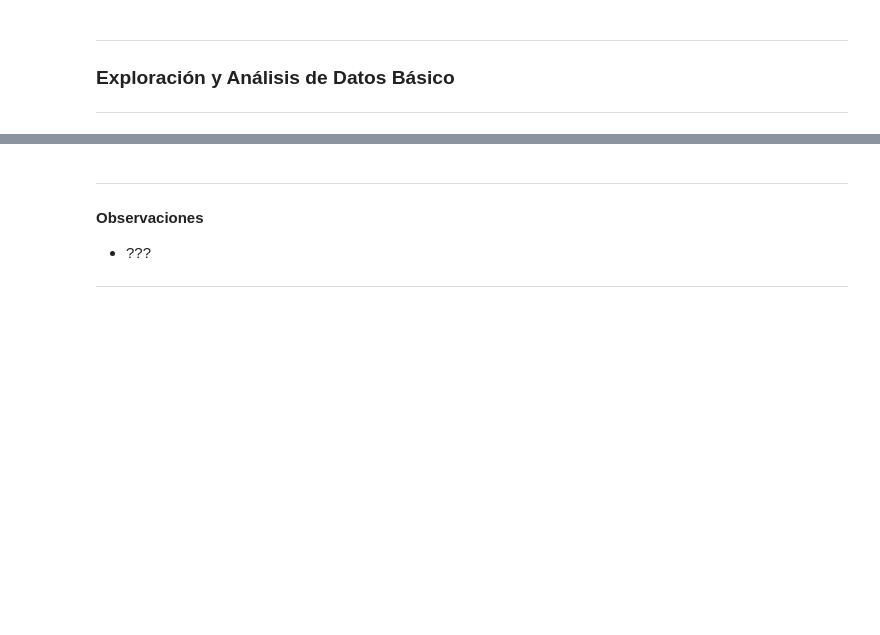
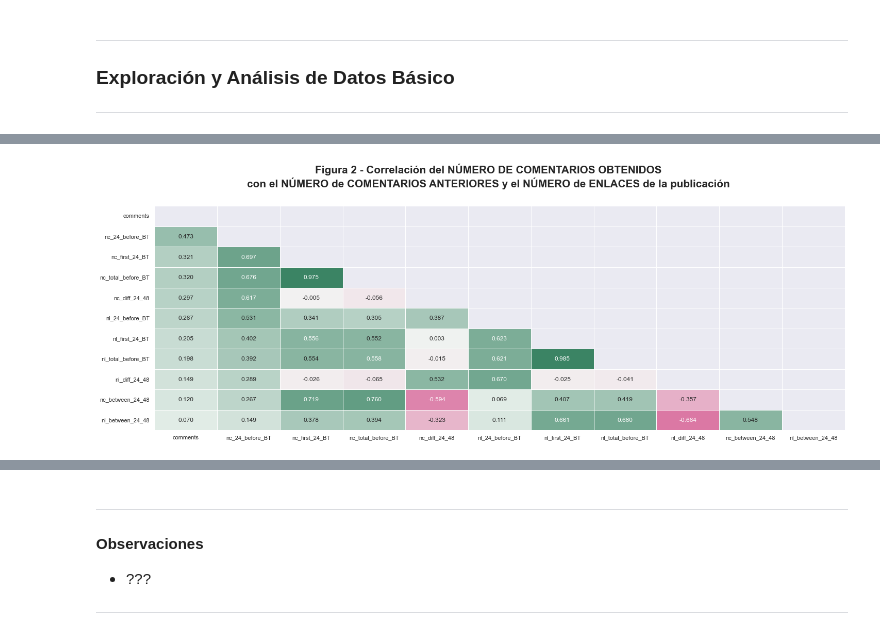
Before and after one commit to jtentor/DHDSFW, a Jupyter notebook: FW_01.ipynb, the cells around one changed output, grey strips where cells are left out. Cells and saved outputs as stored; diff of their text form; code cells hidden in the pictures; blank space fills up the shorter version.

```diff
--- a/FW_01.ipynb
+++ b/FW_01.ipynb
@@ -242,0 +299,9 @@ El conjunto de datos se compone de 281 características y 49203 observaciones ú
+# %%
+
+fig = set_figure(24, 8,
+                 suptitle='Figura 2' + ' - ' + \
+                 'Correlación del NÚMERO DE COMENTARIOS OBTENIDOS' + '\n' + \
+                 'con el NÚMERO de COMENTARIOS ANTERIORES y el NÚMERO de ENLACES de la publicación')
+show_corr(data=data_train[features['nc'] + features['nl'] + [target]], target=target)
+# %% [output]
+[figure, added]
```
Also changed, not shown: parts of 19 cells of this notebook, 2 other files.
